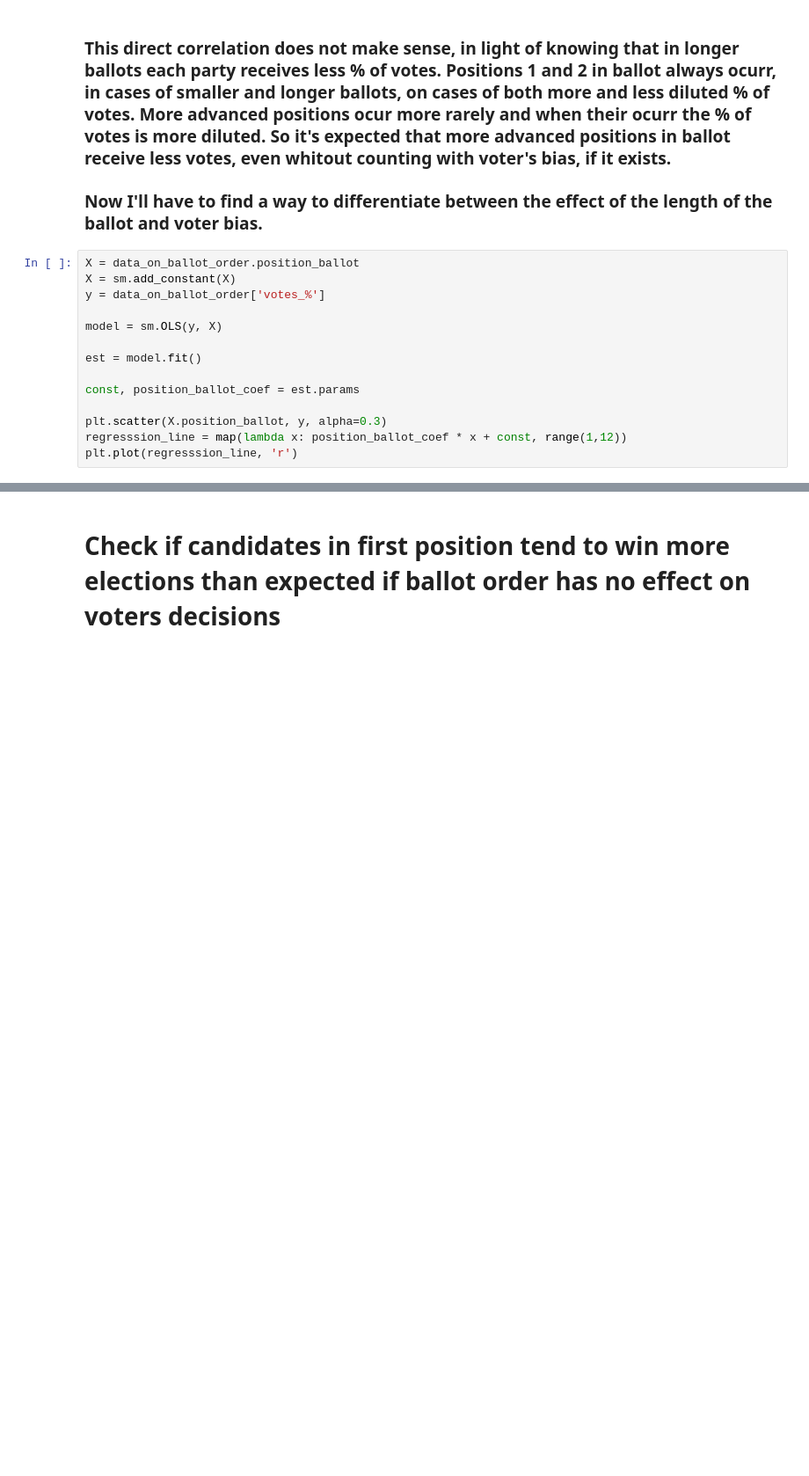
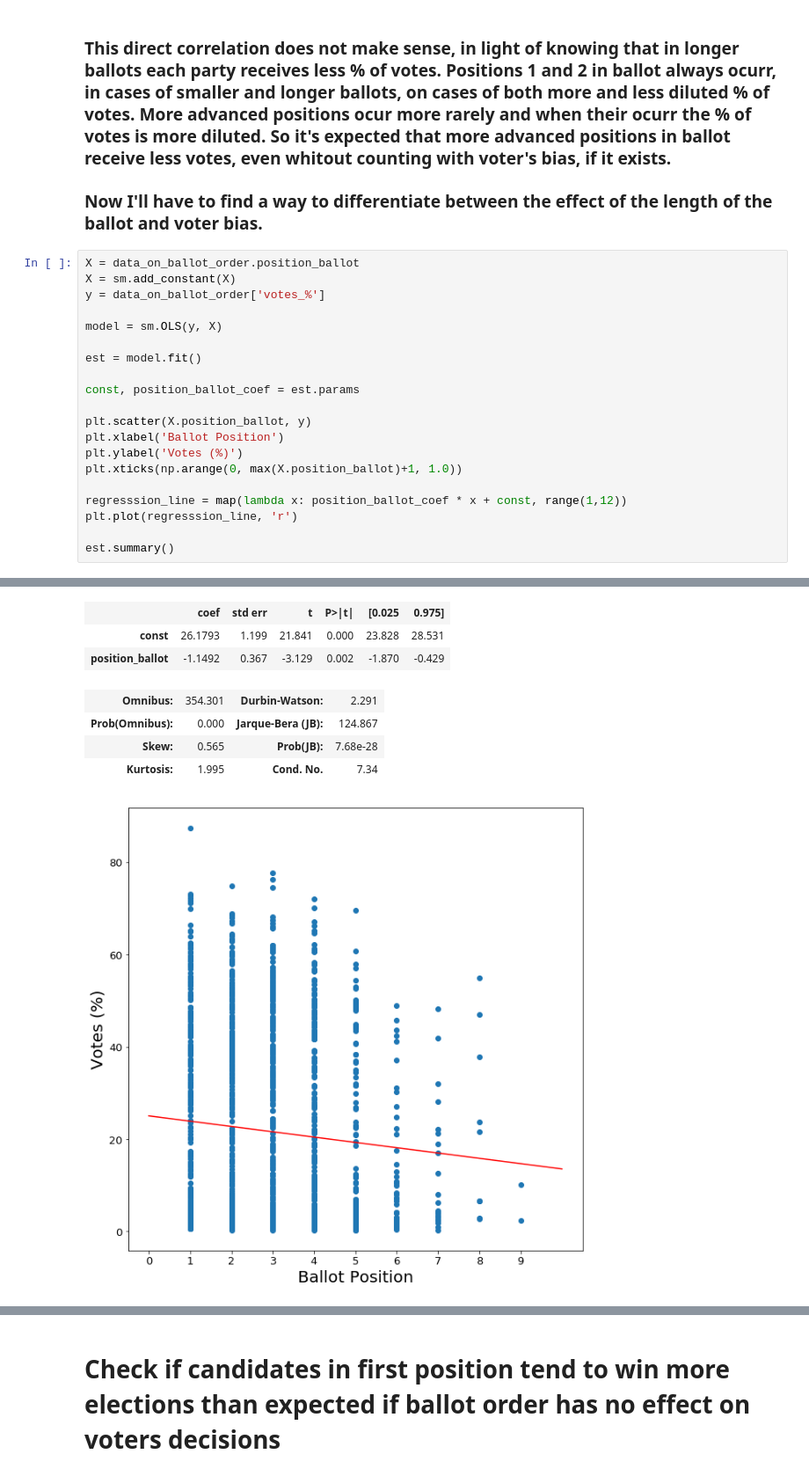
Before and after one commit to LLCampos/portugal-local-elections, a Jupyter notebook: effect_of_ballot_order_on_votes.ipynb, the cells around one changed output, grey strips where cells are left out. Shown at 88% size. Cells and saved outputs as stored; diff of their text form; blank space fills up the shorter version.

Commit message:
Improve table and organization of Notebook.

```diff
--- a/effect_of_ballot_order_on_votes.ipynb
+++ b/effect_of_ballot_order_on_votes.ipynb
@@ -107,6 +107,13 @@ est = model.fit()
 
 const, position_ballot_coef = est.params
 
-plt.scatter(X.position_ballot, y, alpha=0.3)
+plt.scatter(X.position_ballot, y)
+plt.xlabel('Ballot Position')
+plt.ylabel('Votes (%)')
+plt.xticks(np.arange(0, max(X.position_ballot)+1, 1.0))
+
 regresssion_line = map(lambda x: position_ballot_coef * x + const, range(1,12))
 plt.plot(regresssion_line, 'r')
+
+est.summary()
+# %% [output]
@@ -112,0 +130,8 @@ plt.plot(regresssion_line, 'r')
+|  | coef | std err | t | P>|t| | [0.025 | 0.975] |
+| const | 26.1793 | 1.199 | 21.841 | 0.000 | 23.828 | 28.531 |
+| position_ballot | -1.1492 | 0.367 | -3.129 | 0.002 | -1.870 | -0.429 |
+| Omnibus: | 354.301 | Durbin-Watson: | 2.291 |
+| Prob(Omnibus): | 0.000 | Jarque-Bera (JB): | 124.867 |
+| Skew: | 0.565 | Prob(JB): | 7.68e-28 |
+| Kurtosis: | 1.995 | Cond. No. | 7.34 |
+[figure, added]
```
Also changed, not shown: parts of 7 cells of this notebook.
